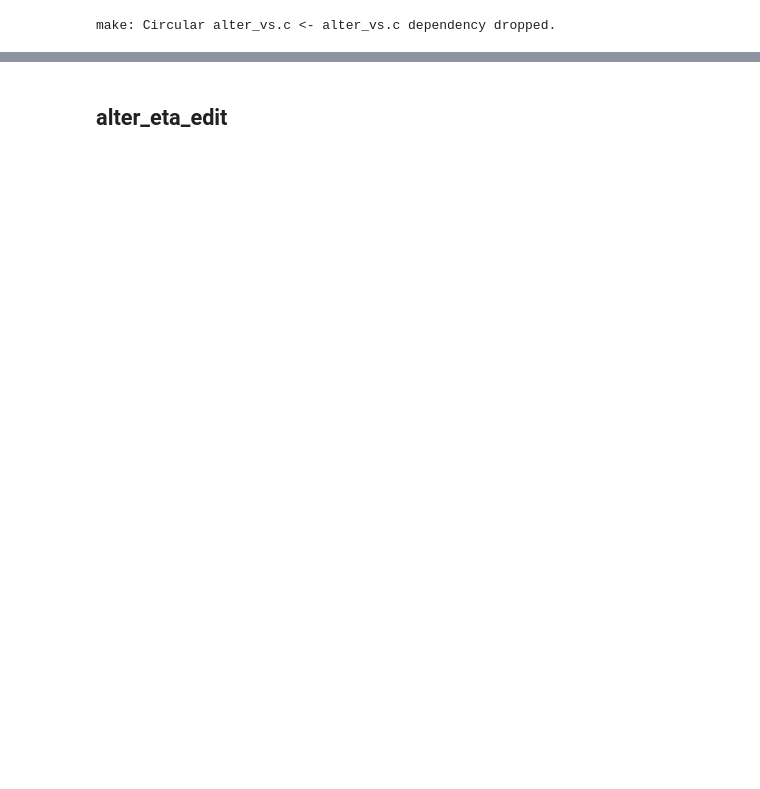
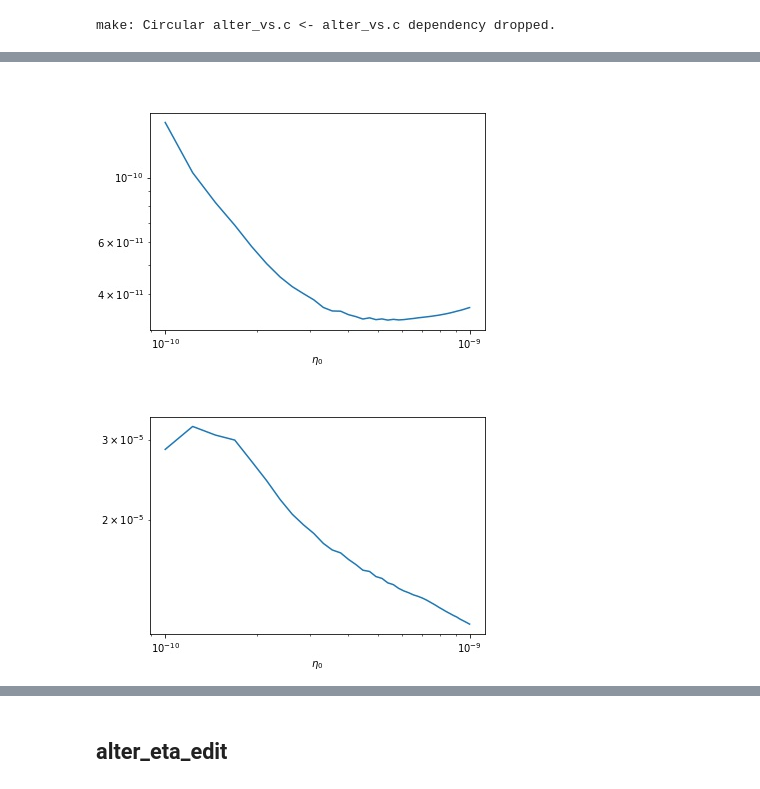
Before and after one commit to nuLABatUSD/BBN_sterile_decay, a Jupyter notebook: alterbbn_v2.2/arrays_csv_parameters.ipynb, the cells around one changed output, grey strips where cells are left out. Drawn from its saved outputs; the diff is of its cells as text; code cells hidden in the pictures; blank space fills up the shorter version.

```diff
--- a/alterbbn_v2.2/arrays_csv_parameters.ipynb
+++ b/alterbbn_v2.2/arrays_csv_parameters.ipynb
@@ -180 +167,7 @@ Wall time: 0 ns
+# %%
+display(Image('C:/Users/kathr/Chad_Research_Neutrinos/alterbbn_v2.2/Li7.jpg'))
+display(Image('C:/Users/kathr/Chad_Research_Neutrinos/alterbbn_v2.2/He3.jpg'))
+# %% [output]
+[figure, added]
+[figure, added]
 # %%
```
Also changed, not shown: parts of 7 cells of this notebook, 17 other files.
